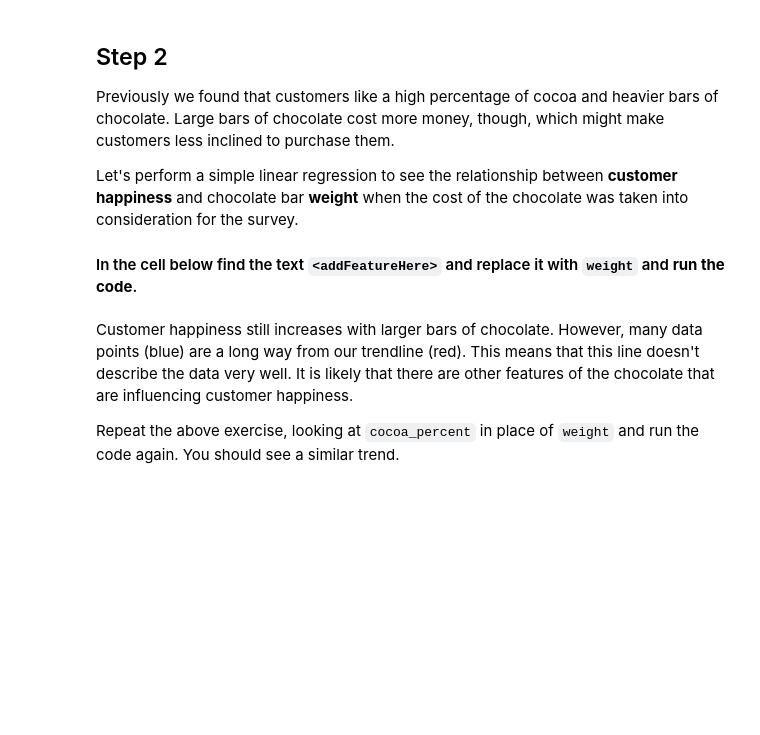
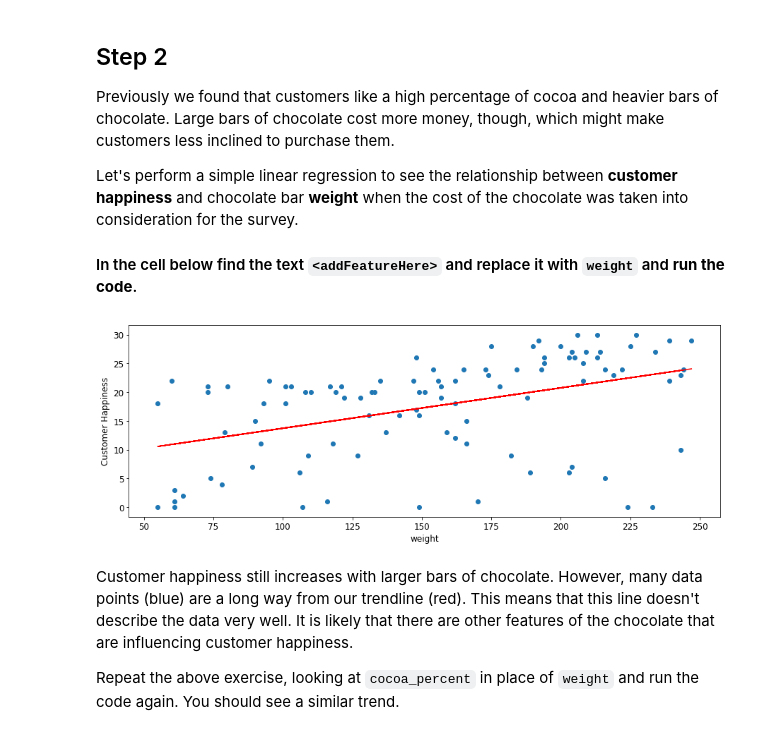
Before and after one commit to alabliuk/Mack_IA, a Jupyter notebook: Azure Notebooks/201902_Aprendizagem de Máquina/20191123/03. Multiple Linear Regression - Python.ipynb, the cells around one changed output. Saved outputs shown, nothing was run; the diff lists cells and outputs as text; code cells hidden in the pictures; blank space fills up the shorter version.

```diff
--- a/Azure Notebooks/201902_Aprendizagem de Máquina/20191123/03. Multiple Linear Regression - Python.ipynb
+++ b/Azure Notebooks/201902_Aprendizagem de Máquina/20191123/03. Multiple Linear Regression - Python.ipynb
@@ -53,27 +53,29 @@ Let's perform a simple linear regression to see the relationship between __custo
 # %%
 ###
 # REPLACE <addFeatureHere> BELOW WITH weight
 ###
-formula = 'customer_happiness ~ <addFeatureHere>'
+formula = 'customer_happiness ~ weight'
 ###
 
 # This performs linear regression
 lm = smf.ols(formula = formula, data = dataset).fit()
 
 featureName = formula.split(" ")[-1]
 
 # Get the data for the x parameter (the feature)
 x = dataset[featureName]
 
 # This makes and shows a graph
 intercept = lm.params[0]
 slope = lm.params[1]
 line = slope * x + intercept
 graph.plot(x, line, '-', c = 'red')
 graph.scatter(x, dataset.customer_happiness)
 graph.ylabel('Customer Happiness')
 graph.xlabel(featureName)
 graph.show()
+# %% [output]
+[figure, added]
 # %% [markdown]
 Customer happiness still increases with larger bars of chocolate. However, many data points (blue) are a long way from our trendline (red). This means that this line doesn't describe the data very well. It is likely that there are other features of the chocolate that are influencing customer happiness.
 
```
Also changed, not shown: parts of 3 cells of this notebook, 3 other files.
